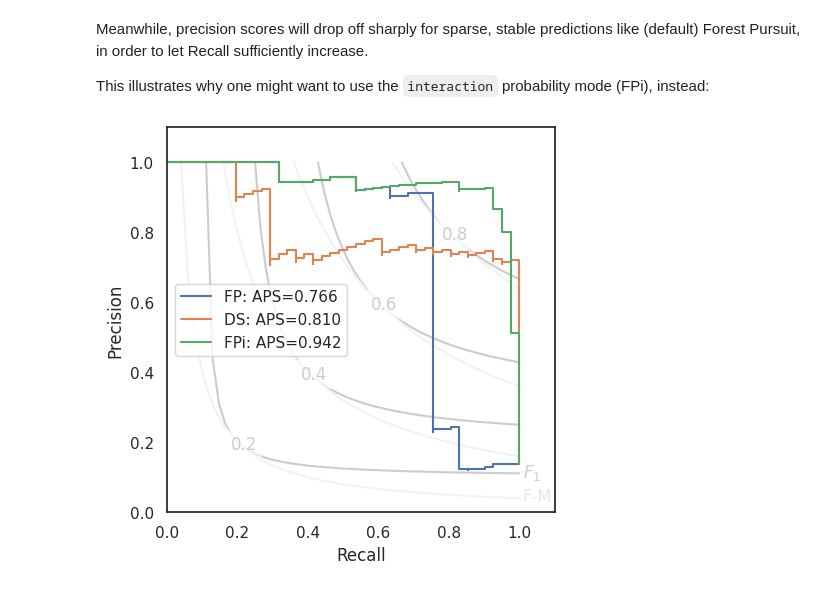
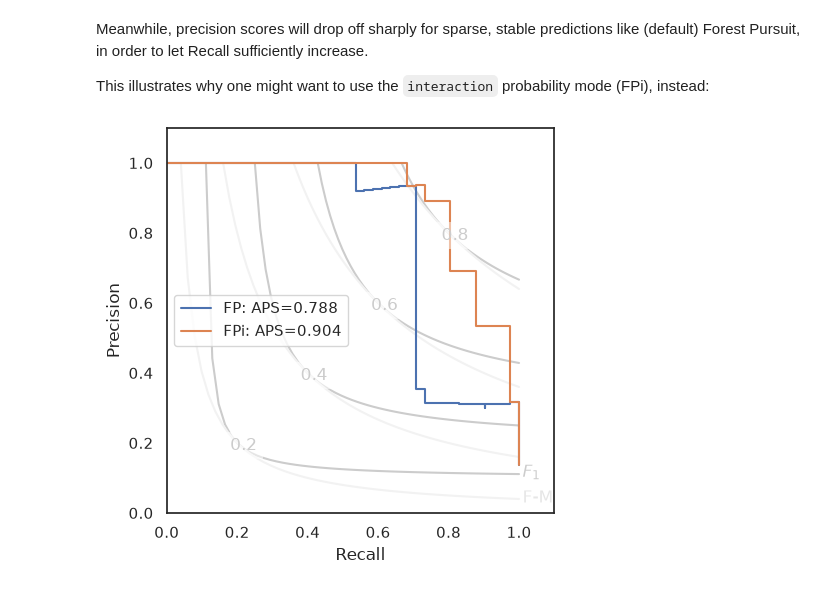
Before and after one commit to rtbs-dev/affinis, a Jupyter notebook: notebooks/case-studies/example.ipynb, the cells around one changed output. Cells and saved outputs as stored; diff of their text form; code cells hidden in the pictures.

```diff
--- a/notebooks/case-studies/example.ipynb
+++ b/notebooks/case-studies/example.ipynb
@@ -105,5 +105,8 @@ def sim_papers(n_weeks, L, jumps_param=0.1, rng=np.random.default_rng(2)):
 L_df = pd.DataFrame(L, columns=author_idx, index=author_idx)
 
 
-X = COO.from_numpy(np.vstack([paper for paper in sim_papers(52,L_df, 0.05)]))
+X = COO.from_numpy(np.vstack([paper for paper in sim_papers(52,L_df, 0.1)]))
 Xdf = pd.DataFrame(X.todense(), columns=author_idx)
+hinton(X)
+plt.xlabel('author')
+plt.ylabel('publication')
@@ -258,12 +159,12 @@ from contingency import Contingent
 from contingency.plots import PR_contour
 from scipy.spatial.distance import squareform
 
-y_true = squareform(A).astype(bool)
-y_fp = squareform(baselines['Forest Pursuit'])
-y_ds = squareform(baselines['doubly-stochastic'],checks=False)
+y_true = sq2flat(A).astype(bool)
+y_fp = sq2flat(baselines['Forest Pursuit'])
+y_ds = sq2flat(baselines['doubly-stochastic'])
 
-m_fp = Contingent.from_scalar(y_true, y_fp)
-m_ds = Contingent.from_scalar(y_true, y_ds)
+m_fp = Contingent.from_scalar(y_true, y_fp.todense())
+m_ds = Contingent.from_scalar(y_true, y_ds.todense())
 # %% [markdown]
 Let's look at how the _Matthew's Correlation Coefficient_ (MCC) changes for Forest Pursuit v.s. Hyperbolic Projection:
 # %%
@@ -288,26 +189,26 @@ Meanwhile, precision scores will drop off sharply for sparse, stable predictions
 
 This illustrates why one might want to use the `interaction` probability mode (FPi), instead:
 # %%
-m_fpi = Contingent.from_scalar(y_true, squareform(aff.forest_pursuit(X, mode='interaction')))
+m_fpi = Contingent.from_scalar(y_true, sq2flat(aff.forest_pursuit(X, mode='interaction')).todense())
 
 f = plt.figure(figsize=(5,5))
 ax=plt.gca()
 PR_contour(ax=ax)
 plt.step(
     m_fp.recall, m_fp.precision,
     where='post',label=f'FP: APS={m_fp.expected('aps'):.3f}'
 )
-plt.step(
-    m_hyp.recall, m_hyp.precision,
-    where='post', label=f'DS: APS={m_hyp.expected('aps'):.3f}'
-)
+# plt.step(
+#     m_hyp.recall, m_hyp.precision,
+#     where='post', label=f'DS: APS={m_hyp.expected('aps'):.3f}'
+# )
 plt.step(
     m_fpi.recall, m_fpi.precision,
     where='post', label=f'FPi: APS={m_fpi.expected('aps'):.3f}'
 )
 plt.legend()
 plt.savefig(imgpath/'collab-PR.webp')
 # %% [output]
-[figure, old version]
+[figure, new version]
 # %% [markdown]
 ![pr-curve](img/collab-PR.webp)
```
Also changed, not shown: parts of 7 cells of this notebook, 2 other files.
